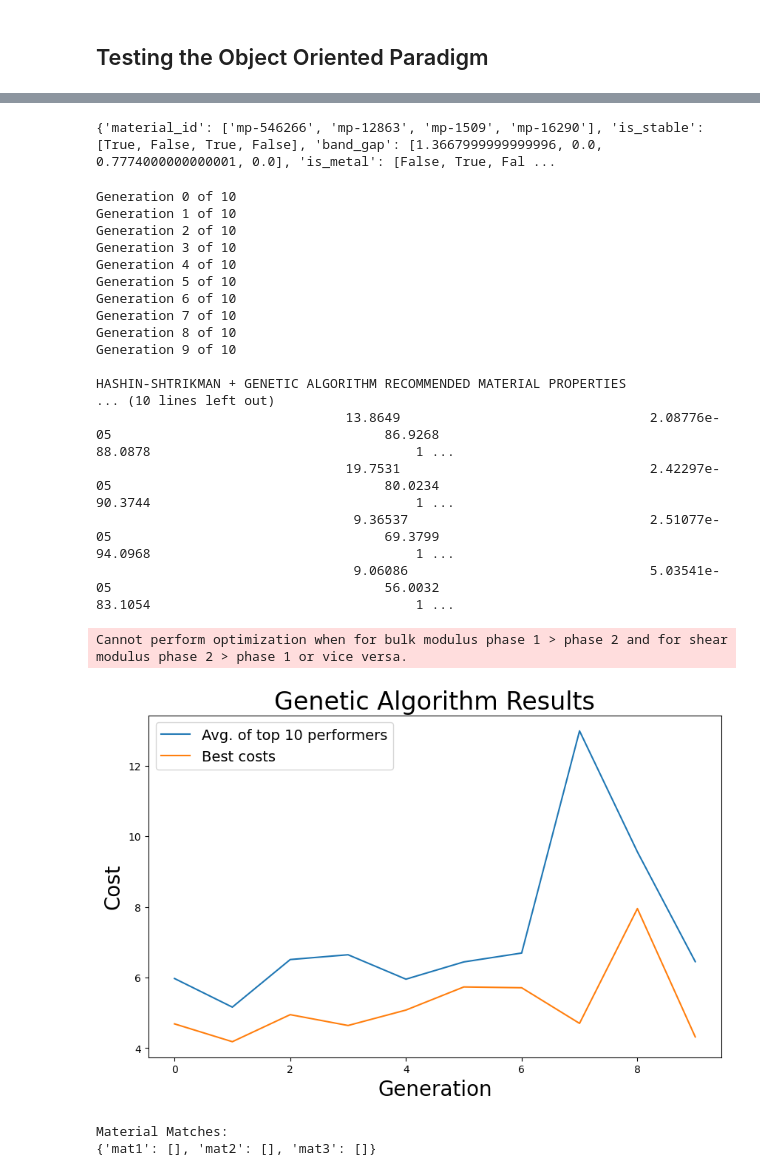
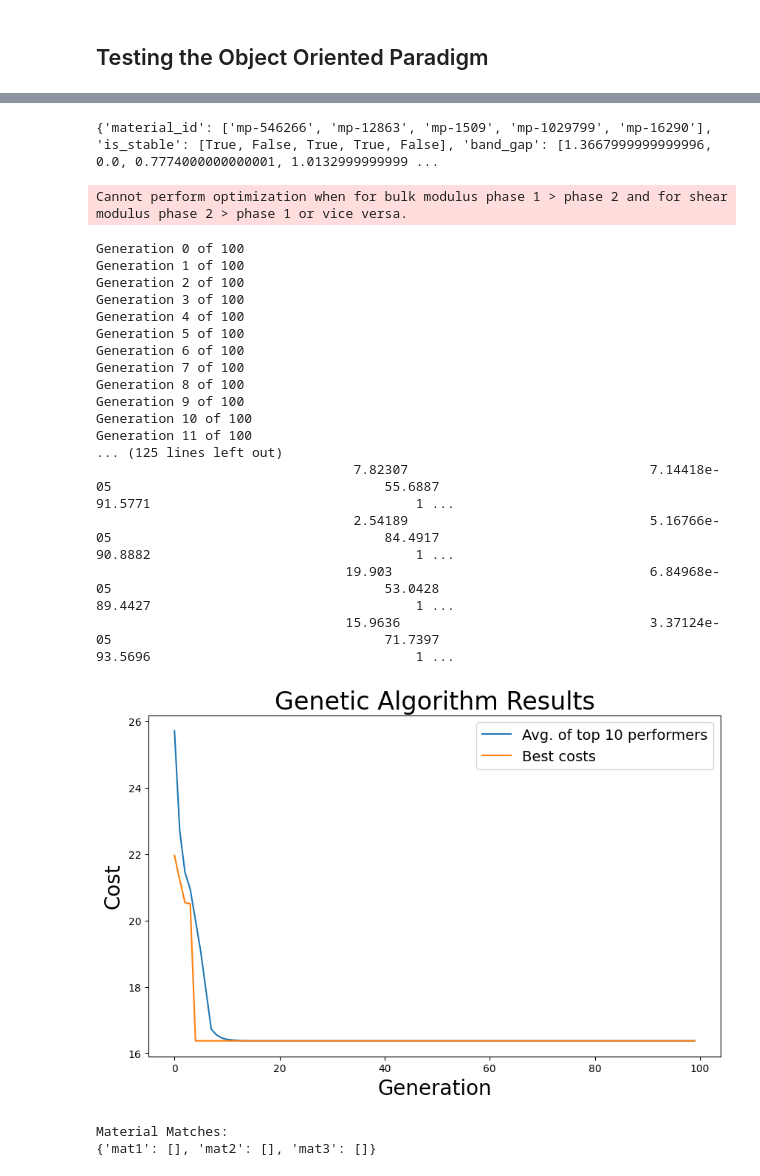
Before and after one commit to carlacupcake/hashin_shtrikman_mp, a Jupyter notebook: src/examples/oop_test.ipynb, the cells around one changed output, grey strips where cells are left out. Cells and saved outputs as stored; diff of their text form; code cells hidden in the pictures.

```diff
--- a/src/examples/oop_test.ipynb
+++ b/src/examples/oop_test.ipynb
@@ -76,49 +89,48 @@ Number of Properties: 6
 # Testing without calls to generate final dict (faster)
 import json
 consolidated_dict = {}
-with open("consolidated_dict_01_31_2024_11_57_59") as f:
+with open("consolidated_dict_02_11_2024_23_45_58") as f:
     consolidated_dict = json.load(f)
 
 print(consolidated_dict)
 # %% [output]
-{'material_id': ['mp-546266', 'mp-12863', 'mp-1509', 'mp-16290'], 'is_stable': [True, False, True, False], 'band_gap': [1.3667999999999996, 0.0, 0.7774000000000001, 0.0], 'is_metal': [False, True, Fal ...
+{'material_id': ['mp-546266', 'mp-12863', 'mp-1509', 'mp-1029799', 'mp-16290'], 'is_stable': [True, False, True, True, False], 'band_gap': [1.3667999999999996, 0.0, 0.7774000000000001, 1.0132999999999 ...
 # %%
-from hashin_sktrikman_class import HashinShtrikman
-
 # Testing with a subset of property categories
 HS.set_HS_optim_params()
+print(f'lowest costs: {HS.lowest_costs}')
 HS.print_table_of_best_designs()
 HS.plot_optimization_results()
 HS.get_material_matches()
 
-matches_dict = HS.get_material_matches(consolidated_dict)
+matches_dict = HS.get_material_matches(consolidated_dict=consolidated_dict)
 print("Material Matches:")
 print(matches_dict)
 
 #HS.get_material_match_costs(matches_dict=matches_dict, consolidated_dict=consolidated_dict)
 
 
 # See TODO in get_material_matches() !!
 # %% [output]
-Generation 0 of 10
-Generation 1 of 10
-Generation 2 of 10
-Generation 3 of 10
-Generation 4 of 10
-Generation 5 of 10
-Generation 6 of 10
-Generation 7 of 10
-Generation 8 of 10
-Generation 9 of 10
-
-HASHIN-SHTRIKMAN + GENETIC ALGORITHM RECOMMENDED MATERIAL PROPERTIES
-... (10 lines left out)
-                                13.8649                                2.08776e-05                                   86.9268                                  88.0878                                  1 ...
-                                19.7531                                2.42297e-05                                   80.0234                                  90.3744                                  1 ...
-                                 9.36537                               2.51077e-05                                   69.3799                                  94.0968                                  1 ...
-                                 9.06086                               5.03541e-05                                   56.0032                                  83.1054                                  1 ...
+Cannot perform optimization when for bulk modulus phase 1 > phase 2 and for shear modulus phase 2 > phase 1 or vice versa.
-Cannot perform optimization when for bulk modulus phase 1 > phase 2 and for shear modulus phase 2 > phase 1 or vice versa.
+Generation 0 of 100
+Generation 1 of 100
+Generation 2 of 100
+Generation 3 of 100
+Generation 4 of 100
+Generation 5 of 100
+Generation 6 of 100
+Generation 7 of 100
+Generation 8 of 100
+Generation 9 of 100
+Generation 10 of 100
+Generation 11 of 100
+... (125 lines left out)
+                                 7.82307                               7.14418e-05                                   55.6887                                  91.5771                                  1 ...
+                                 2.54189                               5.16766e-05                                   84.4917                                  90.8882                                  1 ...
+                                19.903                                 6.84968e-05                                   53.0428                                  89.4427                                  1 ...
+                                15.9636                                3.37124e-05                                   71.7397                                  93.5696                                  1 ...
-[figure, old version]
+[figure, new version]
 Material Matches:
 {'mat1': [], 'mat2': [], 'mat3': []}
 # %%
```
Also changed, not shown: parts of 3 cells of this notebook, 5 other files.
